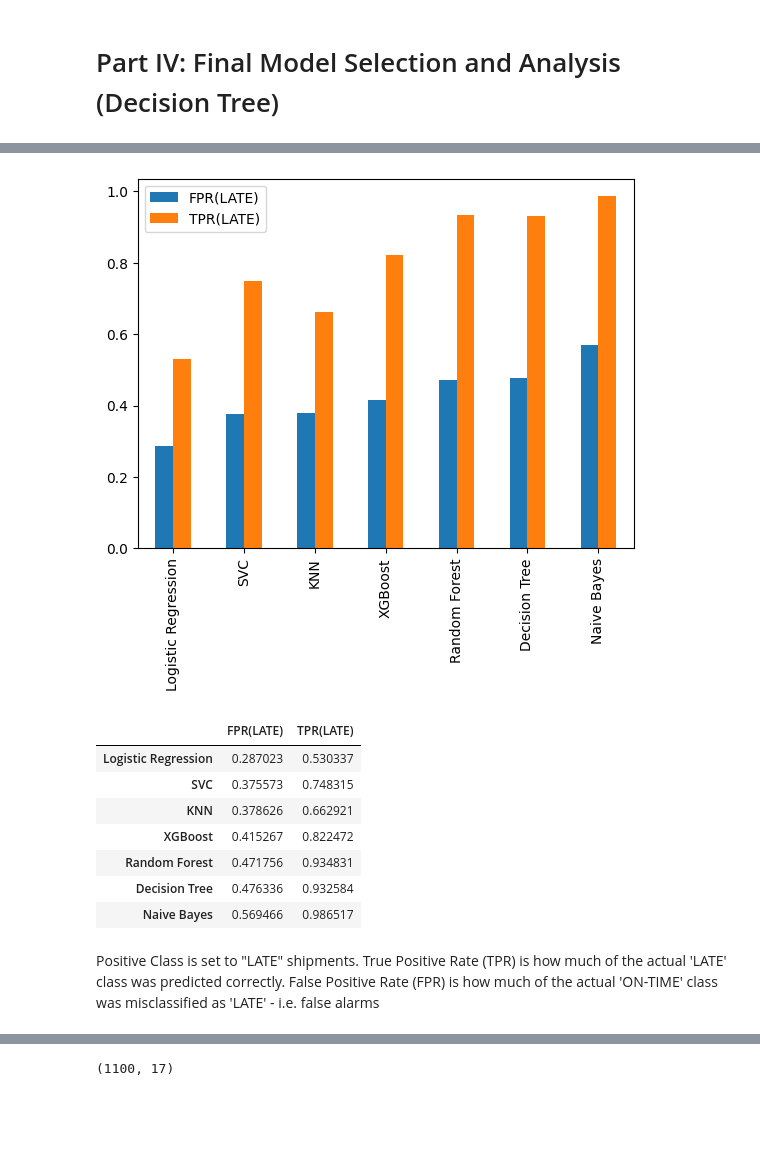
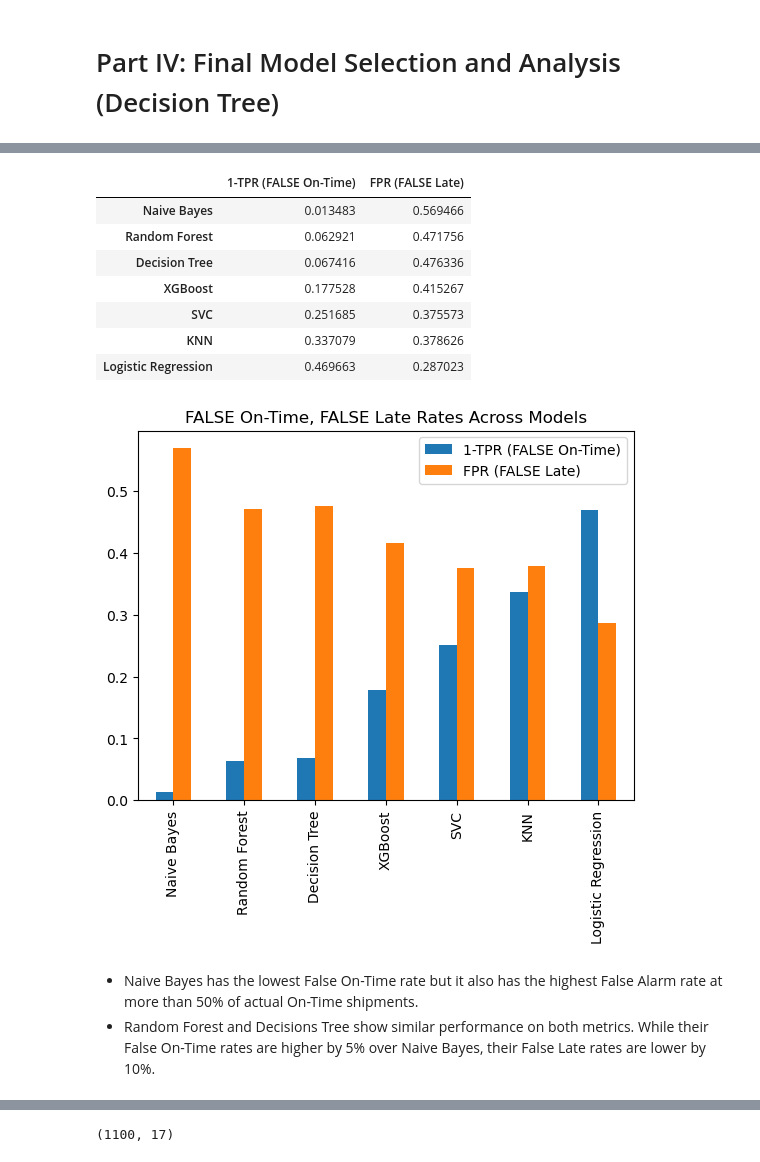
Before and after one commit to kdevoe/aai510-group7, a Jupyter notebook: aai510_group7_final.ipynb, the cells around one changed output, grey strips where cells are left out. Cells and saved outputs as stored; diff of their text form; code cells hidden in the pictures; blank space fills up the shorter version.

Commit message:
updated Model Comparison and Eval

```diff
--- a/aai510_group7_final.ipynb
+++ b/aai510_group7_final.ipynb
@@ -1428,54 +1441,56 @@ pred_values[6] = y_pred3_tuned
 # %%
 from sklearn.metrics import roc_curve
 from sklearn.metrics import roc_auc_score
 
-# insert bar graph highlighting 'LATE Class Recall' and 'False Alarms'
+# insert bar graph highlighting 'False On-Time Rate' and 'False Alarm Rate'
 models = ['Logistic Regression',
          'KNN',
          'Random Forest',
          'Naive Bayes',
           'SVC',
           'Decision Tree',
           'XGBoost']
 
 recall_late = []
 false_alarm = []
+false_ontime = []
 
 for i in range(0, len(tuned_models)):
 
-    # True LATE rate
+    # True Positive Rate (with positive class = 0)
     tp = np.sum((pred_values[i] == 0) & (y_val == 0))
     fn = np.sum((pred_values[i] == 1) & (y_val == 0))
     tpr = tp / (tp + fn)
+    recall_late.append(tpr)
 
-    # False LATE alarms rate
+    # False OnTime Rate = (1 - TPR)
+    false_ontime.append(1-tpr)
+
+    # False Positive Rate (false alarms) (with positive class = 0)
     fp = np.sum((pred_values[i] == 0) & (y_val == 1))
     tn = np.sum((pred_values[i]== 1) & (y_val == 1))
     fpr = fp / (fp + tn)
+    false_alarm.append(fpr)
 
-    false_alarm.append(fpr)
-    recall_late.append(tpr)
+# sort models based on increasing False On-Time rates
+metrics = pd.DataFrame({'1-TPR (FALSE On-Time)': false_ontime,
+                        'FPR (FALSE Late)': false_alarm}, index=models)
+metrics = metrics.sort_values(by=['1-TPR (FALSE On-Time)'])
 
-# sort models based on decreasing true_late values
-metrics = pd.DataFrame({'FPR(LATE)': false_alarm,
-                   'TPR(LATE)': recall_late}, index=models)
-metrics = metrics.sort_values(by=['FPR(LATE)'])
 
-ax = metrics.plot.bar(rot=90)
+fig_tmp = metrics.plot.bar(rot=90)
+plt.title("FALSE On-Time, FALSE Late Rates Across Models")
+metrics
 # %% [output]
+|  | 1-TPR (FALSE On-Time) | FPR (FALSE Late) |
+| Naive Bayes | 0.013483 | 0.569466 |
+| Random Forest | 0.062921 | 0.471756 |
+| Decision Tree | 0.067416 | 0.476336 |
+| XGBoost | 0.177528 | 0.415267 |
+| SVC | 0.251685 | 0.375573 |
+| KNN | 0.337079 | 0.378626 |
+| Logistic Regression | 0.469663 | 0.287023 |
-[figure, old version]
+[figure, new version]
-# %%
-metrics
-# %% [output]
-|  | FPR(LATE) | TPR(LATE) |
-| Logistic Regression | 0.287023 | 0.530337 |
-| SVC | 0.375573 | 0.748315 |
-| KNN | 0.378626 | 0.662921 |
-| XGBoost | 0.415267 | 0.822472 |
-| Random Forest | 0.471756 | 0.934831 |
-| Decision Tree | 0.476336 | 0.932584 |
-| Naive Bayes | 0.569466 | 0.986517 |
-# %% [markdown]
-Positive Class is set to "LATE" shipments.
-True Positive Rate (TPR) is how much of the actual 'LATE' class was predicted correctly.
-False Positive Rate (FPR) is how much of the actual 'ON-TIME' class was misclassified as 'LATE' - i.e. false alarms
+# %% [markdown]
+* Naive Bayes has the lowest False On-Time rate but it also has the highest False Alarm rate at more than 50% of actual On-Time shipments.
+* Random Forest and Decisions Tree show similar performance on both metrics. While their False On-Time rates are higher by 5% over Naive Bayes, their False Late rates are lower by 10%.
```
Also changed, not shown: parts of 26 cells of this notebook.
